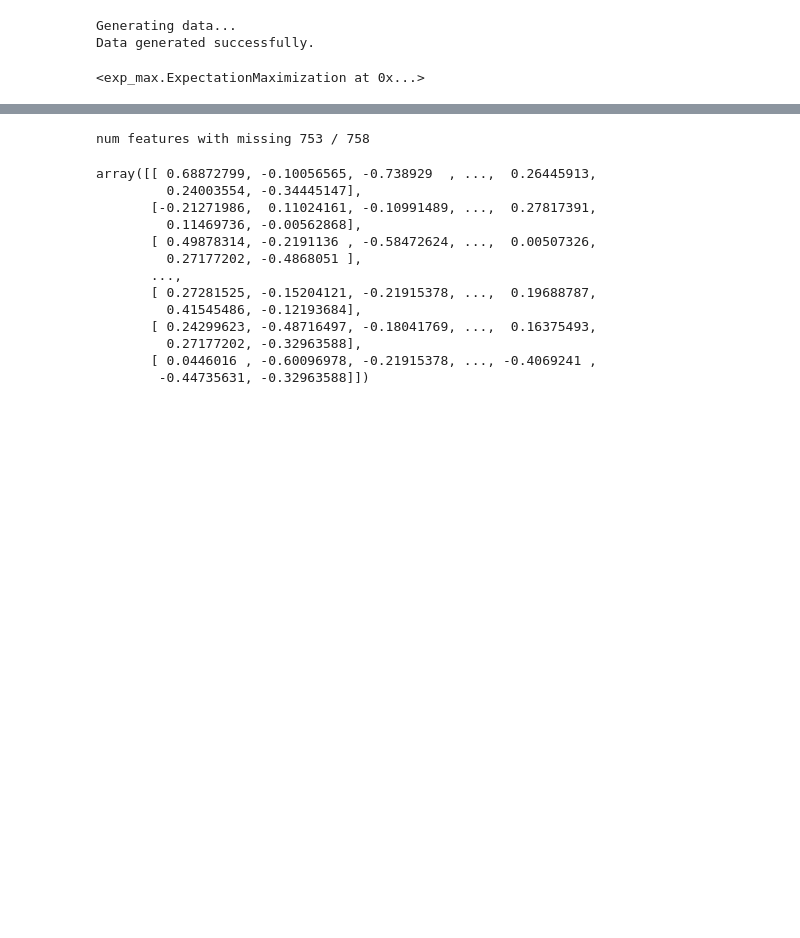
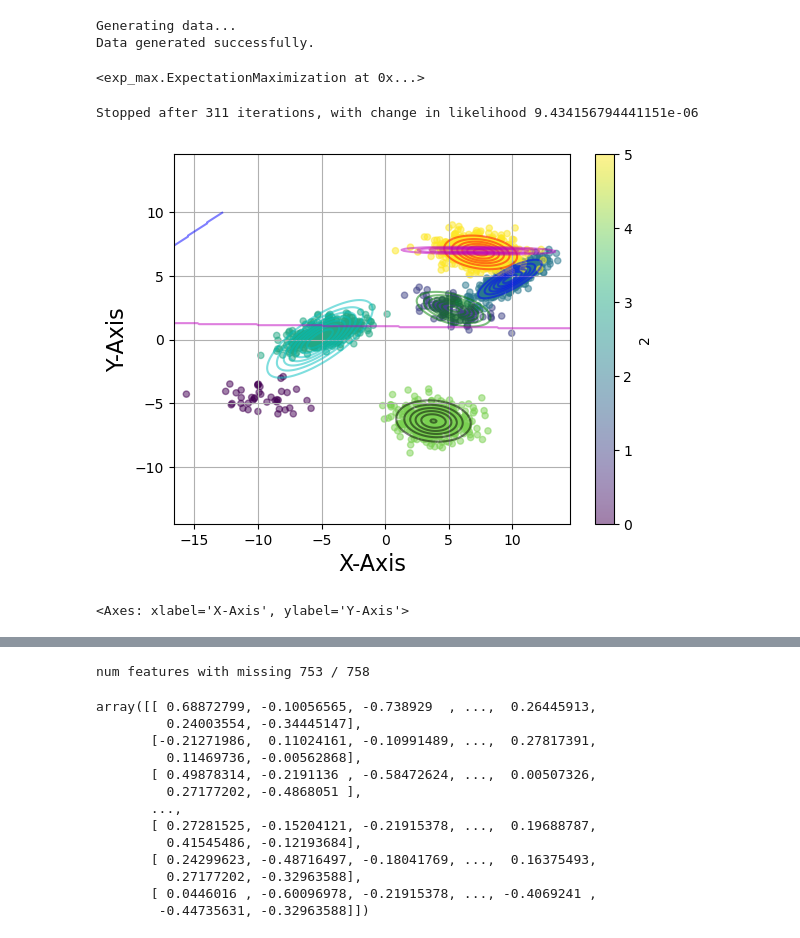
Before and after one commit to jamorr/ml_classification_na_estimation, a Jupyter notebook: imputation.ipynb, the cells around one changed output, grey strips where cells are left out. Drawn from its saved outputs; the diff is of its cells as text; code cells hidden in the pictures; blank space fills up the shorter version.

```diff
--- a/imputation.ipynb
+++ b/imputation.ipynb
@@ -32,7 +34,11 @@ Generating data...
 Data generated successfully.
 <exp_max.ExpectationMaximization at 0x...>
 # %%
-model.predict(6, 1e-8, 10_000).plot_2d()
+model.predict(6, 1e-5, 10_000).plot_2d()
+# %% [output]
+Stopped after 311 iterations, with change in likelihood 9.434156794441151e-06
+[figure, added]
+<Axes: xlabel='X-Axis', ylabel='Y-Axis'>
 # %%
 df = read_missing("../Project/missing/MissingData2.txt").T
 df
```
Also changed, not shown: parts of 9 cells of this notebook, 2 other files.
